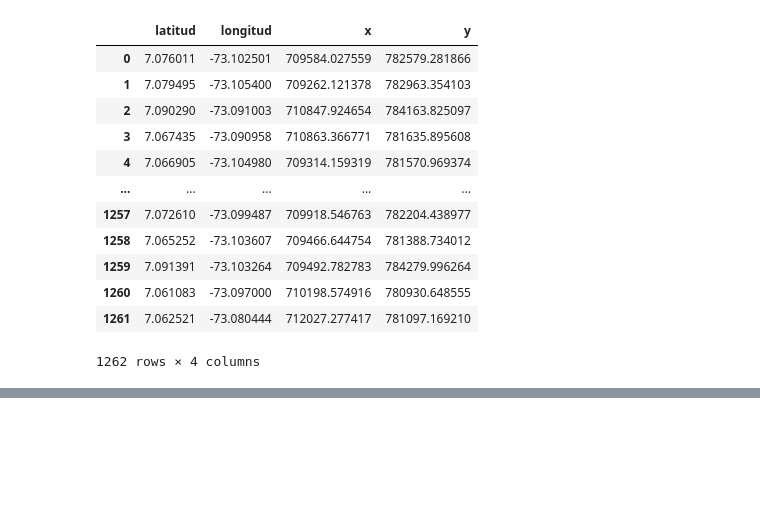
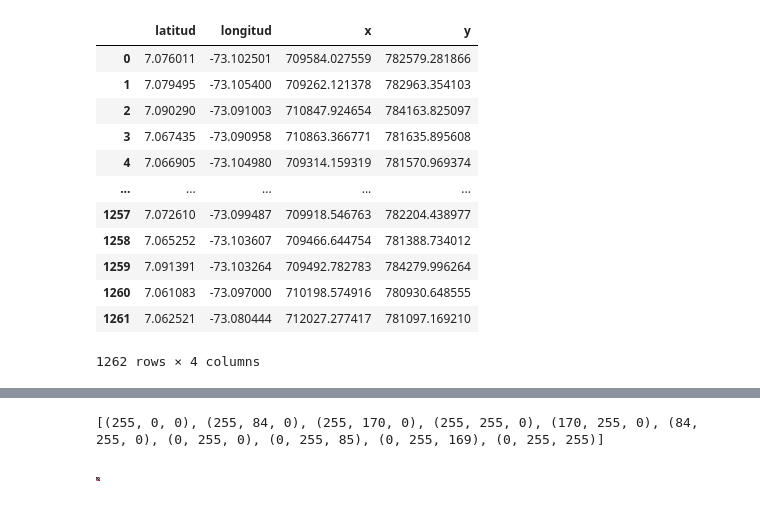
Before and after one commit to Baguettou/cd-Pedro-Palencia-2023, a Jupyter notebook: Proyecto2_KDE.ipynb, the cells around one changed output, grey strips where cells are left out. Saved outputs shown, nothing was run; the diff lists cells and outputs as text; code cells hidden in the pictures; blank space fills up the shorter version.

```diff
--- a/Proyecto2_KDE.ipynb
+++ b/Proyecto2_KDE.ipynb
@@ -221,0 +393,25 @@ plt.show()
+# %%
+lista_colores = gama_colores((255, 0, 0), (0, 255, 255), 10)
+print(lista_colores)
+# %% [output]
+[(255, 0, 0), (255, 84, 0), (255, 170, 0), (255, 255, 0), (170, 255, 0), (84, 255, 0), (0, 255, 0), (0, 255, 85), (0, 255, 169), (0, 255, 255)]
+# %%
+from PIL import Image
+import numpy as np
+
+
+pixels = [
+   [(54, 54, 54), (232, 23, 93), (71, 71, 71), (168, 167, 167)],
+   [(204, 82, 122), (54, 54, 54), (168, 167, 167), (232, 23, 93)],
+   [(71, 71, 71), (168, 167, 167), (54, 54, 54), (204, 82, 122)],
+   [(168, 167, 167), (204, 82, 122), (232, 23, 93), (54, 54, 54)]
+]
+
+# Convert the pixels into an array using numpy
+array = np.array(pixels, dtype=np.uint8)
+
+# Use PIL to create an image from the new array of pixels
+new_image = Image.fromarray(array)
+display(new_image)
+# %% [output]
+[figure, added]
```
Also changed, not shown: parts of 17 cells of this notebook.
